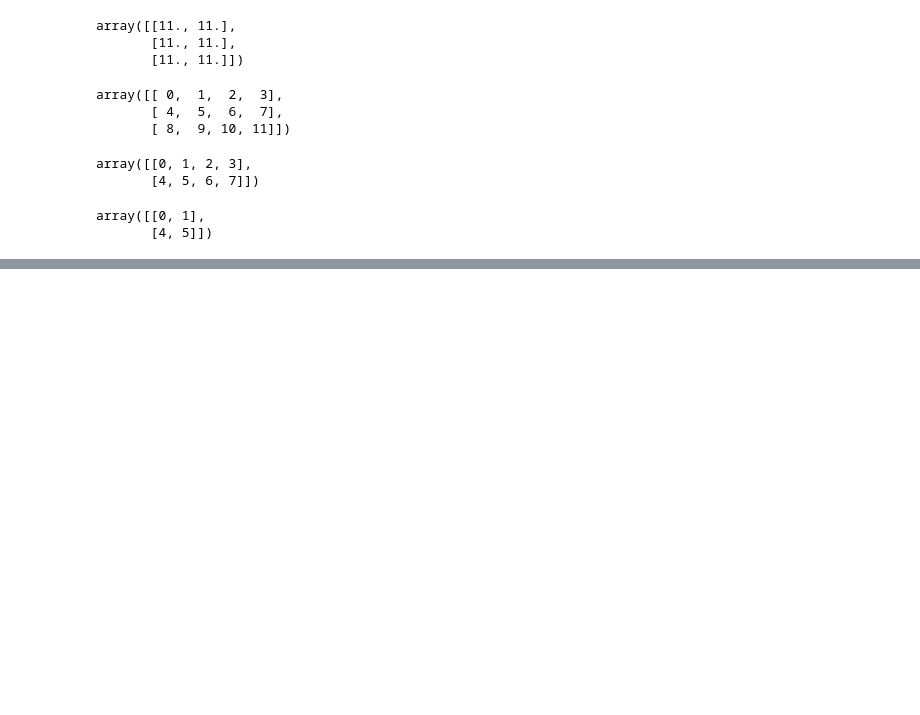
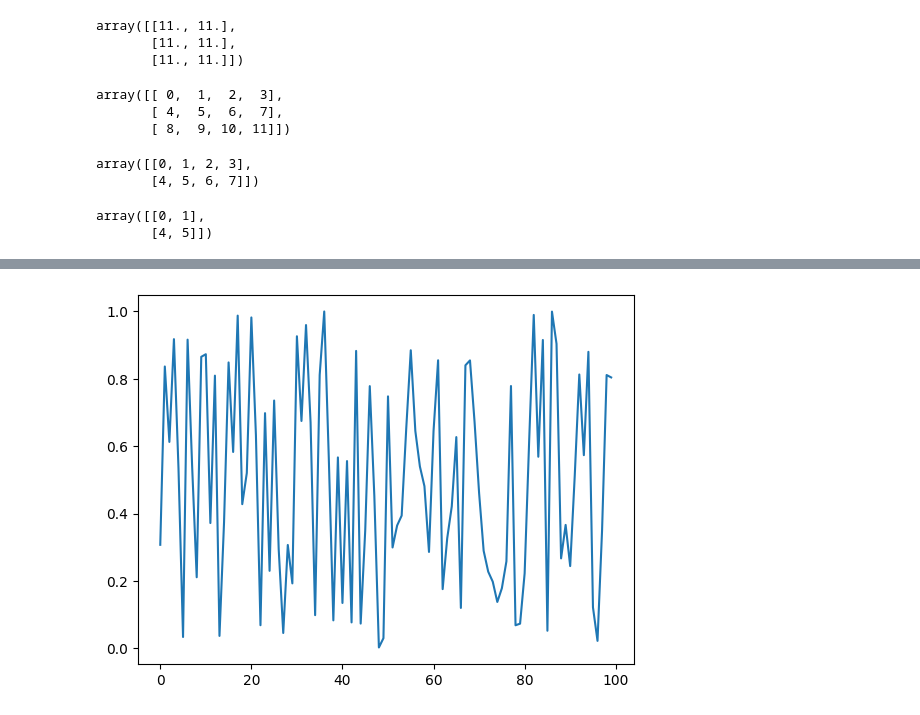
Before and after one commit to wayhome/101colab, a Jupyter notebook: math_for_dl.ipynb, the cells around one changed output, grey strips where cells are left out. Cells and saved outputs as stored; diff of their text form; code cells hidden in the pictures; blank space fills up the shorter version.

```diff
--- a/math_for_dl.ipynb
+++ b/math_for_dl.ipynb
@@ -122,0 +123,9 @@ array([[1, 3, 4, 2],
+# %%
+import numpy as np
+import matplotlib.pyplot as plt
+
+x = np.random.random(100)
+plt.plot(x)
+plt.show()
+# %% [output]
+[figure, added]
```
Also changed, not shown: parts of 4 cells of this notebook.
